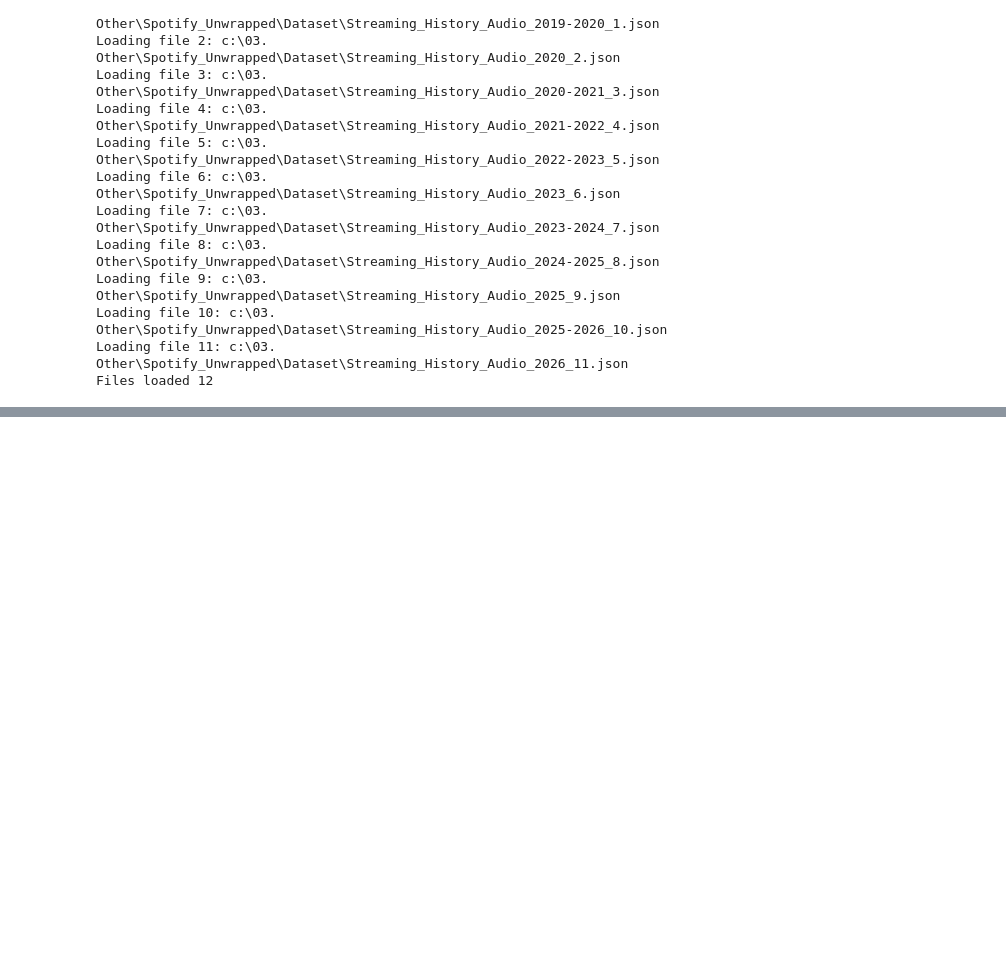
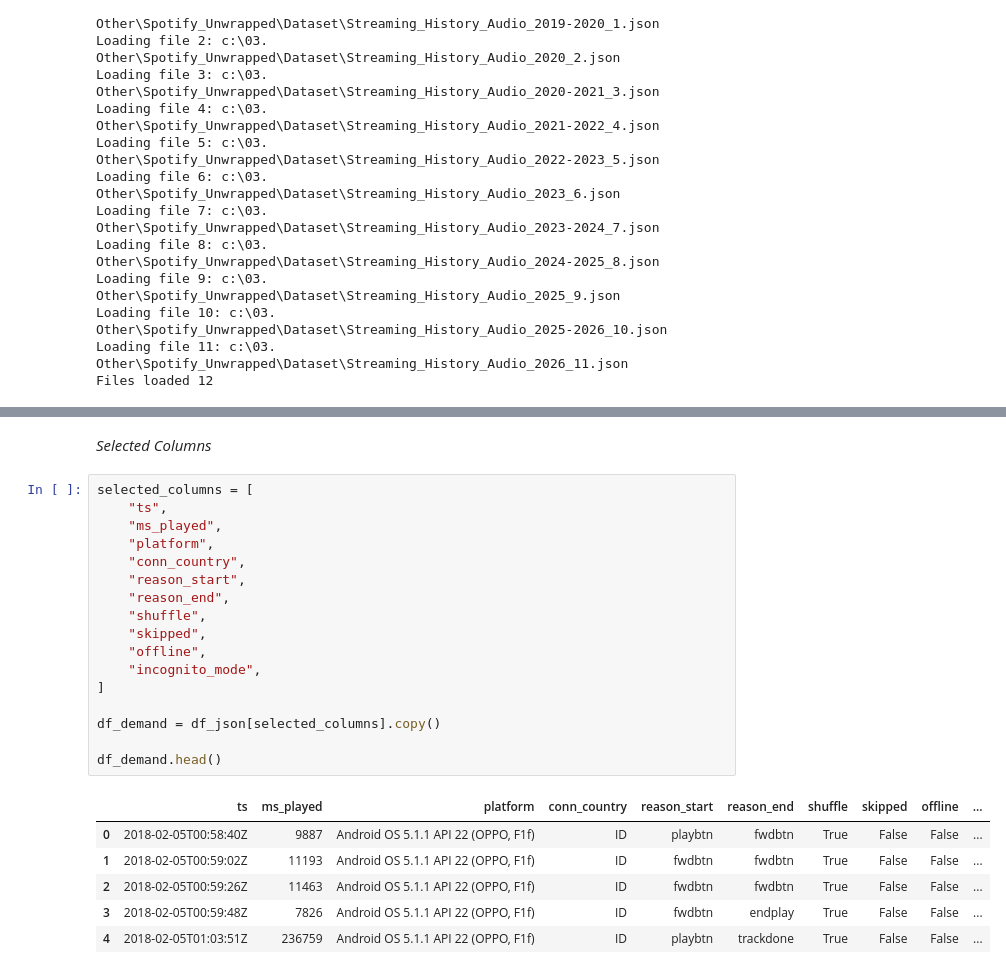
Before and after one commit to miqbal-id27/Spotify_Unwrapped, a Jupyter notebook: demand_forecast.ipynb, the cells around one changed output, grey strips where cells are left out. Saved outputs shown, nothing was run; the diff lists cells and outputs as text; blank space fills up the shorter version.

```diff
--- a/demand_forecast.ipynb
+++ b/demand_forecast.ipynb
@@ -127,0 +144,26 @@ df_json.head()
+# %% [markdown]
+*Selected Columns*
+# %%
+selected_columns = [
+    "ts",
+    "ms_played",
+    "platform",
+    "conn_country",
+    "reason_start",
+    "reason_end",
+    "shuffle",
+    "skipped",
+    "offline",
+    "incognito_mode",
+]
+
+df_demand = df_json[selected_columns].copy()
+
+df_demand.head()
+# %% [output]
+|  | ts | ms_played | platform | conn_country | reason_start | reason_end | shuffle | skipped | offline | ... |
+| 0 | 2018-02-05T00:58:40Z | 9887 | Android OS 5.1.1 API 22 (OPPO, F1f) | ID | playbtn | fwdbtn | True | False | False | ... |
+| 1 | 2018-02-05T00:59:02Z | 11193 | Android OS 5.1.1 API 22 (OPPO, F1f) | ID | fwdbtn | fwdbtn | True | False | False | ... |
+| 2 | 2018-02-05T00:59:26Z | 11463 | Android OS 5.1.1 API 22 (OPPO, F1f) | ID | fwdbtn | fwdbtn | True | False | False | ... |
+| 3 | 2018-02-05T00:59:48Z | 7826 | Android OS 5.1.1 API 22 (OPPO, F1f) | ID | fwdbtn | endplay | True | False | False | ... |
+| 4 | 2018-02-05T01:03:51Z | 236759 | Android OS 5.1.1 API 22 (OPPO, F1f) | ID | playbtn | trackdone | True | False | False | ... |
```
Also changed, not shown: parts of 29 cells of this notebook.
